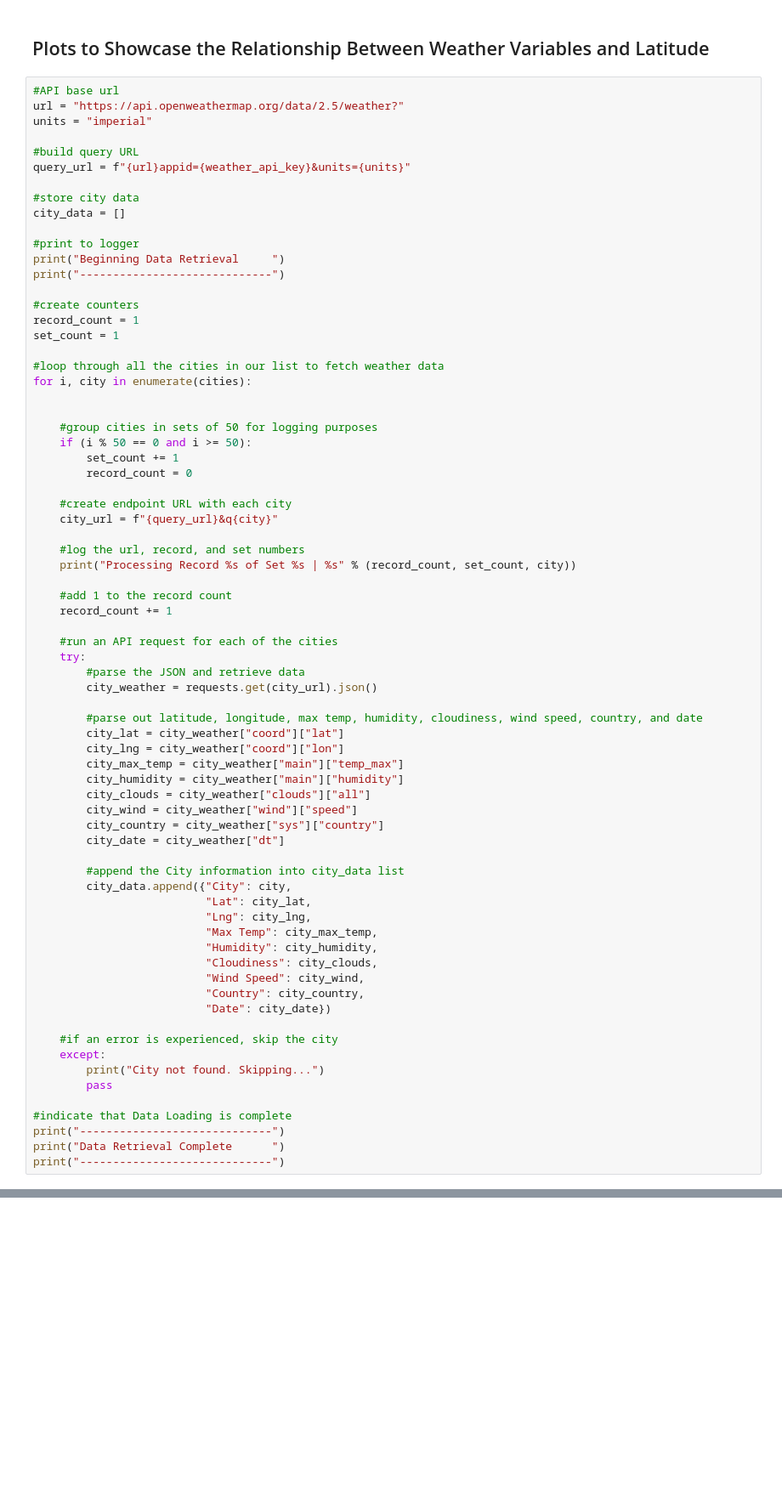
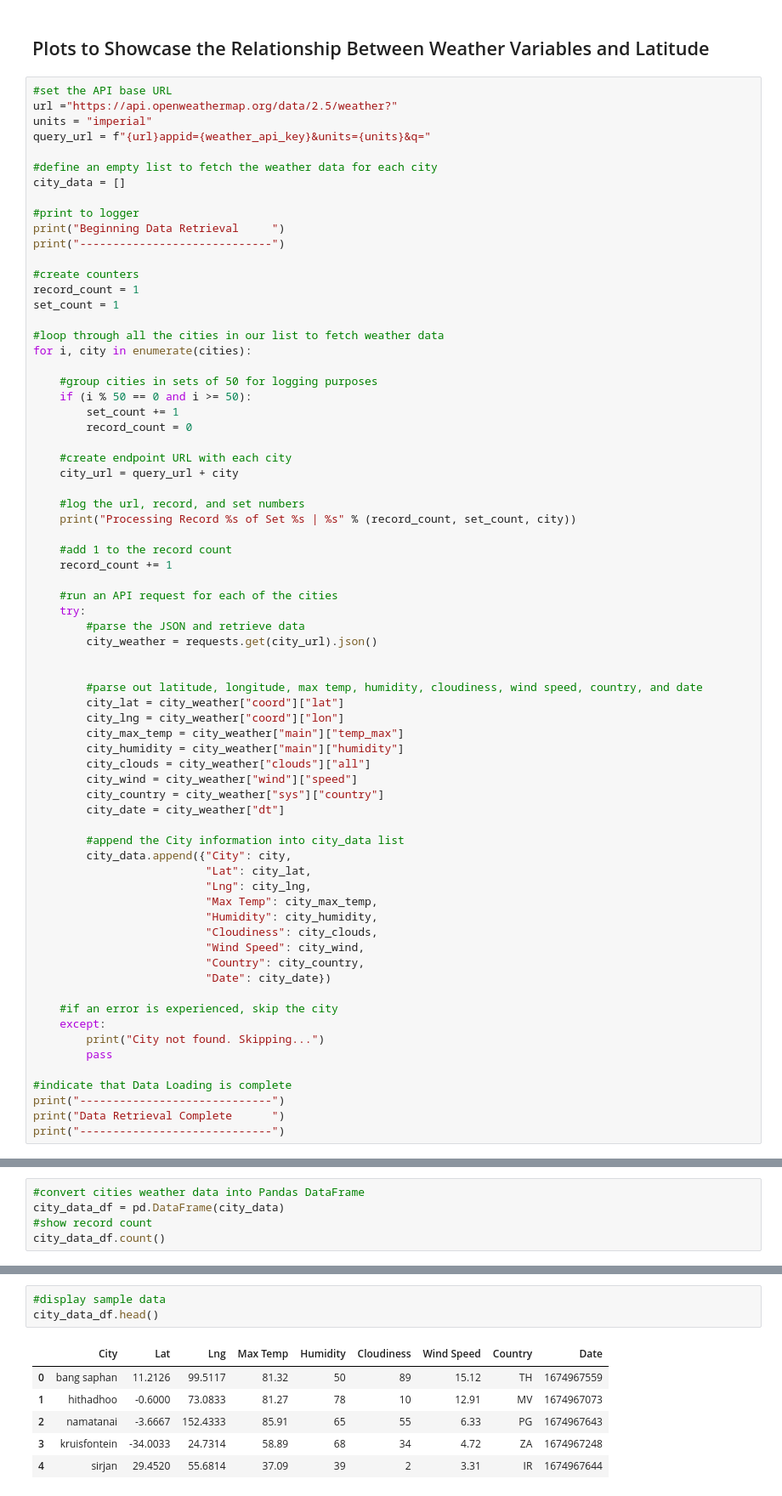
Before and after one commit to latoyawenzinger/Python-API-Challenge, a Jupyter notebook: WeatherPy/WeatherPy.ipynb, the cells around one changed output, grey strips where cells are left out. Shown at 85% size. Drawn from its saved outputs; the diff is of its cells as text; blank space fills up the shorter version.

```diff
--- a/WeatherPy/WeatherPy.ipynb
+++ b/WeatherPy/WeatherPy.ipynb
@@ -43,14 +43,12 @@ Number of cities in the list: 572
 # %% [markdown]
 ## Plots to Showcase the Relationship Between Weather Variables and Latitude
 # %%
-#API base url
-url = "https://api.openweathermap.org/data/2.5/weather?"
+#set the API base URL
+url ="https://api.openweathermap.org/data/2.5/weather?"
 units = "imperial"
+query_url = f"{url}appid={weather_api_key}&units={units}&q="
 
-#build query URL
-query_url = f"{url}appid={weather_api_key}&units={units}"
-
-#store city data
+#define an empty list to fetch the weather data for each city
 city_data = []
 
 #print to logger
@@ -64,14 +62,13 @@ set_count = 1
 #loop through all the cities in our list to fetch weather data
 for i, city in enumerate(cities):
 
-
     #group cities in sets of 50 for logging purposes
     if (i % 50 == 0 and i >= 50):
         set_count += 1
         record_count = 0
 
     #create endpoint URL with each city
-    city_url = f"{query_url}&q{city}"
+    city_url = query_url + city
 
     #log the url, record, and set numbers
     print("Processing Record %s of Set %s | %s" % (record_count, set_count, city))
@@ -83,6 +80,7 @@ for i, city in enumerate(cities):
     try:
         #parse the JSON and retrieve data
         city_weather = requests.get(city_url).json()
+
 
         #parse out latitude, longitude, max temp, humidity, cloudiness, wind speed, country, and date
         city_lat = city_weather["coord"]["lat"]
@@ -132,3 +130,8 @@ City not found. Skipping...
 -----------------------------
 Data Retrieval Complete
 -----------------------------
+# %%
+#convert cities weather data into Pandas DataFrame
+city_data_df = pd.DataFrame(city_data)
+#show record count
+city_data_df.count()
@@ -134,0 +149,10 @@ Data Retrieval Complete
+# %%
+#display sample data
+city_data_df.head()
+# %% [output]
+|  | City | Lat | Lng | Max Temp | Humidity | Cloudiness | Wind Speed | Country | Date |
+| 0 | bang saphan | 11.2126 | 99.5117 | 81.32 | 50 | 89 | 15.12 | TH | 1674967559 |
+| 1 | hithadhoo | -0.6000 | 73.0833 | 81.27 | 78 | 10 | 12.91 | MV | 1674967073 |
+| 2 | namatanai | -3.6667 | 152.4333 | 85.91 | 65 | 55 | 6.33 | PG | 1674967643 |
+| 3 | kruisfontein | -34.0033 | 24.7314 | 58.89 | 68 | 34 | 4.72 | ZA | 1674967248 |
+| 4 | sirjan | 29.4520 | 55.6814 | 37.09 | 39 | 2 | 3.31 | IR | 1674967644 |
```
Also changed, not shown: parts of 3 cells of this notebook.
